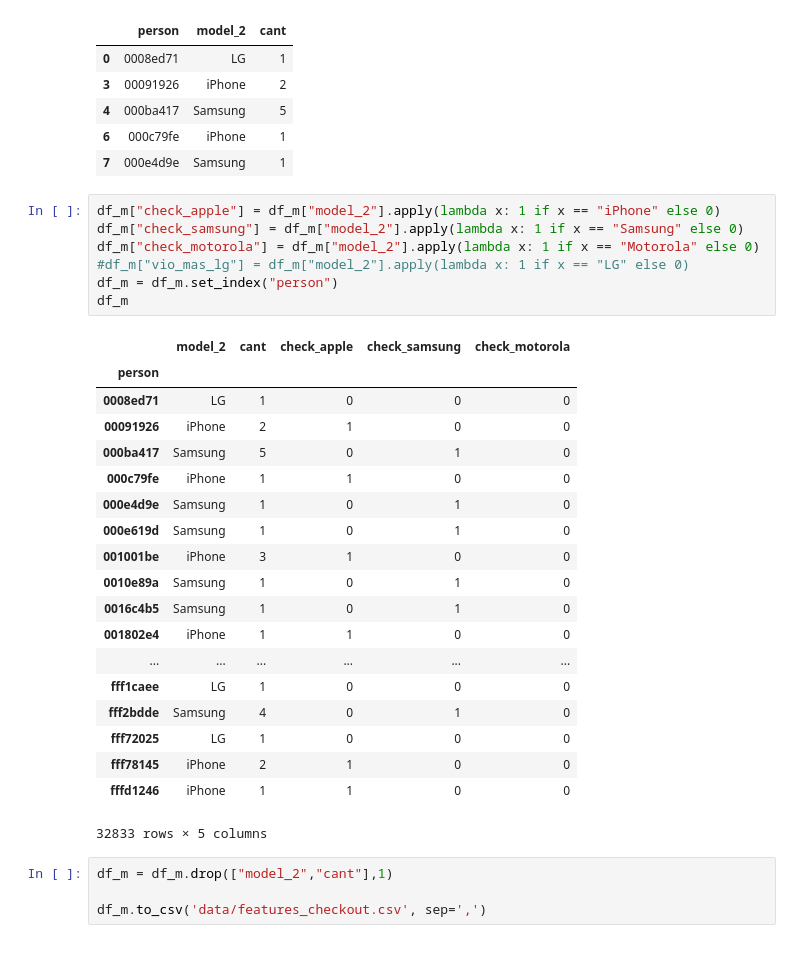
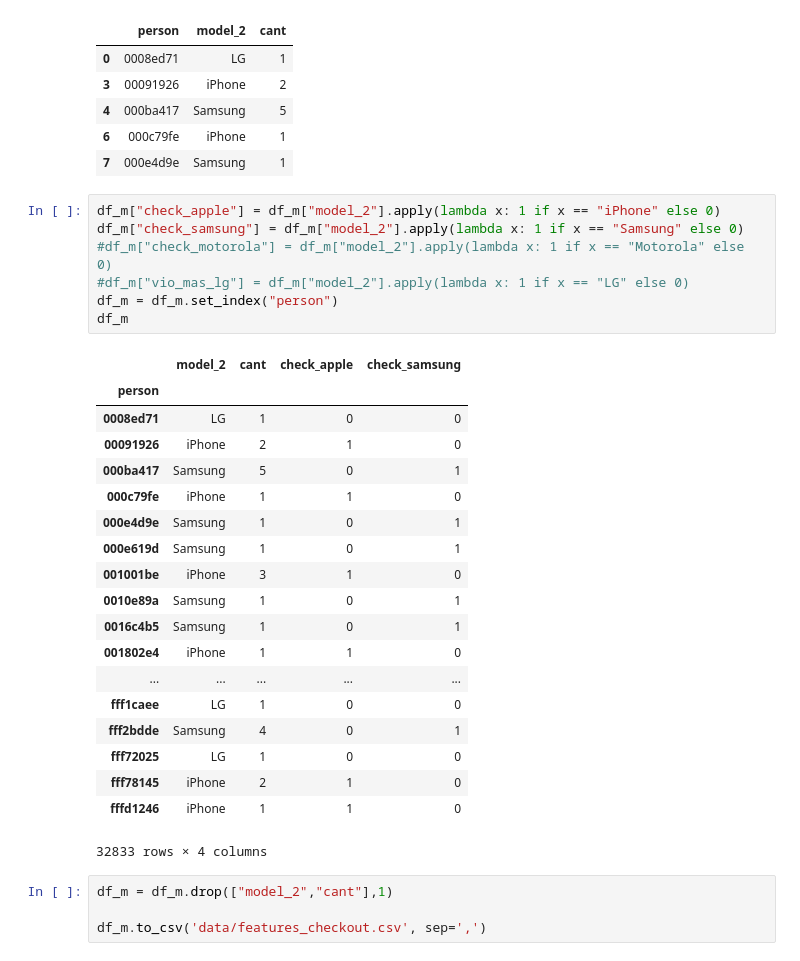
Before and after one commit to ConstanzaGonzalez/DatataFrita, a Jupyter notebook: tp2/features_checkout.ipynb, the cells around one changed output. Drawn from its saved outputs; the diff is of its cells as text.

```diff
--- a/tp2/features_checkout.ipynb
+++ b/tp2/features_checkout.ipynb
@@ -45,30 +45,30 @@ df_m.head()
 # %%
 df_m["check_apple"] = df_m["model_2"].apply(lambda x: 1 if x == "iPhone" else 0)
 df_m["check_samsung"] = df_m["model_2"].apply(lambda x: 1 if x == "Samsung" else 0)
-df_m["check_motorola"] = df_m["model_2"].apply(lambda x: 1 if x == "Motorola" else 0)
+#df_m["check_motorola"] = df_m["model_2"].apply(lambda x: 1 if x == "Motorola" else 0)
 #df_m["vio_mas_lg"] = df_m["model_2"].apply(lambda x: 1 if x == "LG" else 0)
 df_m = df_m.set_index("person")
 df_m
 # %% [output]
-|  | model_2 | cant | check_apple | check_samsung | check_motorola |
-| person |  |  |  |  |  |
-| 0008ed71 | LG | 1 | 0 | 0 | 0 |
-| 00091926 | iPhone | 2 | 1 | 0 | 0 |
-| 000ba417 | Samsung | 5 | 0 | 1 | 0 |
-| 000c79fe | iPhone | 1 | 1 | 0 | 0 |
-| 000e4d9e | Samsung | 1 | 0 | 1 | 0 |
-| 000e619d | Samsung | 1 | 0 | 1 | 0 |
-| 001001be | iPhone | 3 | 1 | 0 | 0 |
-| 0010e89a | Samsung | 1 | 0 | 1 | 0 |
-| 0016c4b5 | Samsung | 1 | 0 | 1 | 0 |
-| 001802e4 | iPhone | 1 | 1 | 0 | 0 |
-| ... | ... | ... | ... | ... | ... |
-| fff1caee | LG | 1 | 0 | 0 | 0 |
-| fff2bdde | Samsung | 4 | 0 | 1 | 0 |
-| fff72025 | LG | 1 | 0 | 0 | 0 |
-| fff78145 | iPhone | 2 | 1 | 0 | 0 |
-| fffd1246 | iPhone | 1 | 1 | 0 | 0 |
+|  | model_2 | cant | check_apple | check_samsung |
+| person |  |  |  |  |
+| 0008ed71 | LG | 1 | 0 | 0 |
+| 00091926 | iPhone | 2 | 1 | 0 |
+| 000ba417 | Samsung | 5 | 0 | 1 |
+| 000c79fe | iPhone | 1 | 1 | 0 |
+| 000e4d9e | Samsung | 1 | 0 | 1 |
+| 000e619d | Samsung | 1 | 0 | 1 |
+| 001001be | iPhone | 3 | 1 | 0 |
+| 0010e89a | Samsung | 1 | 0 | 1 |
+| 0016c4b5 | Samsung | 1 | 0 | 1 |
+| 001802e4 | iPhone | 1 | 1 | 0 |
+| ... | ... | ... | ... | ... |
+| fff1caee | LG | 1 | 0 | 0 |
+| fff2bdde | Samsung | 4 | 0 | 1 |
+| fff72025 | LG | 1 | 0 | 0 |
+| fff78145 | iPhone | 2 | 1 | 0 |
+| fffd1246 | iPhone | 1 | 1 | 0 |
-32833 rows × 5 columns
+32833 rows × 4 columns
 # %%
 df_m = df_m.drop(["model_2","cant"],1)
 
```
Also changed, not shown: parts of 1 cell of this notebook, 3 other files.
